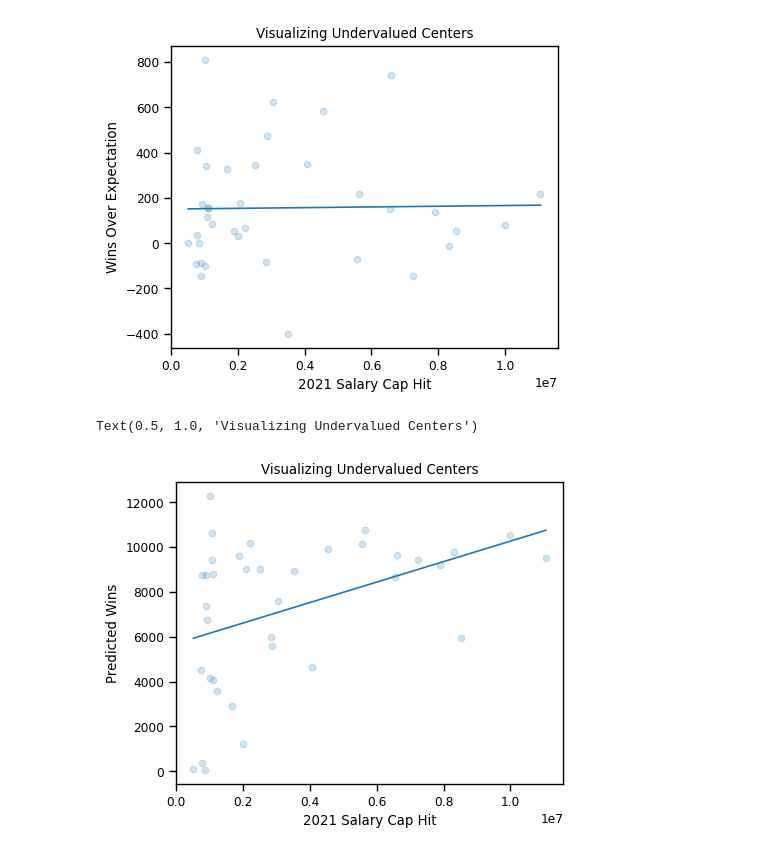
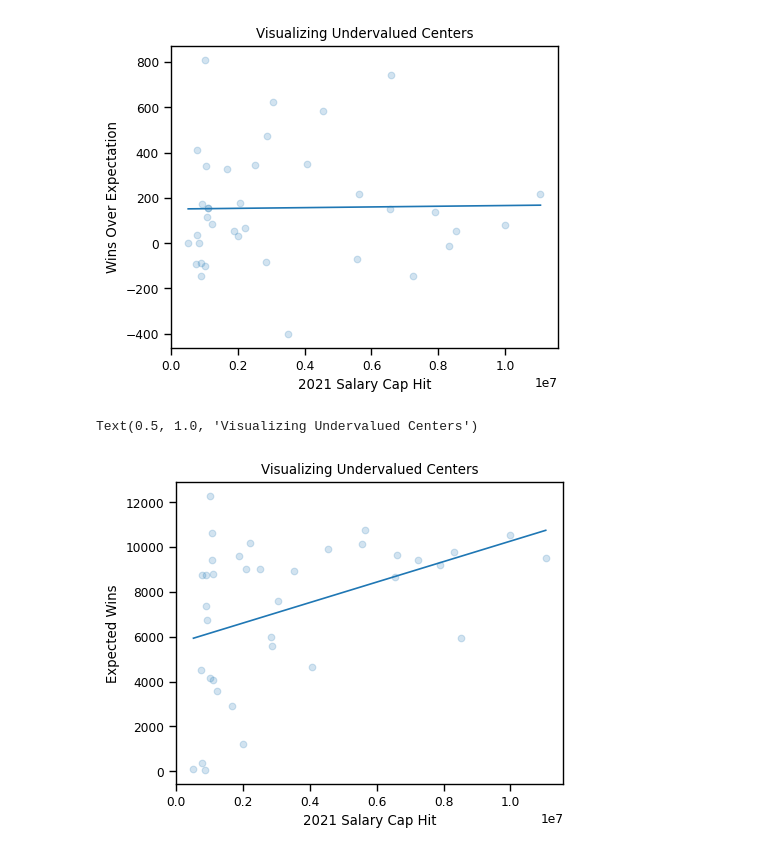
Before and after one commit to tramsay-deloitte/NFL-Data-Bowl-2023-Big-Time-Pass-Rush, a Jupyter notebook: Lineman_Success_Against_Salary.ipynb, the cells around one changed output. Cells and saved outputs as stored; diff of their text form; code cells hidden in the pictures.

```diff
--- a/Lineman_Success_Against_Salary.ipynb
+++ b/Lineman_Success_Against_Salary.ipynb
@@ -348,12 +393,12 @@ Text(0.5, 1.0, 'Visualizing Undervalued Centers')
 # %%
 x =  C_salaries['Cap']
 y = C_salaries['pred_OLwin']
 fig, ax = plt.subplots(figsize=(5, 4),dpi= 100)
 plt.scatter(x,y,label = 'All Centers',alpha=.2)
 plt.plot(np.unique(x), np.poly1d(np.polyfit(x, y, 1))(np.unique(x)))
 plt.xlabel('2021 Salary Cap Hit')
-plt.ylabel('Predicted Wins')
+plt.ylabel('Expected Wins')
 plt.title("Visualizing Undervalued Centers")
 # %% [output]
 Text(0.5, 1.0, 'Visualizing Undervalued Centers')
-[figure, old version]
+[figure, new version]
```
Also changed, not shown: parts of 5 cells of this notebook.
